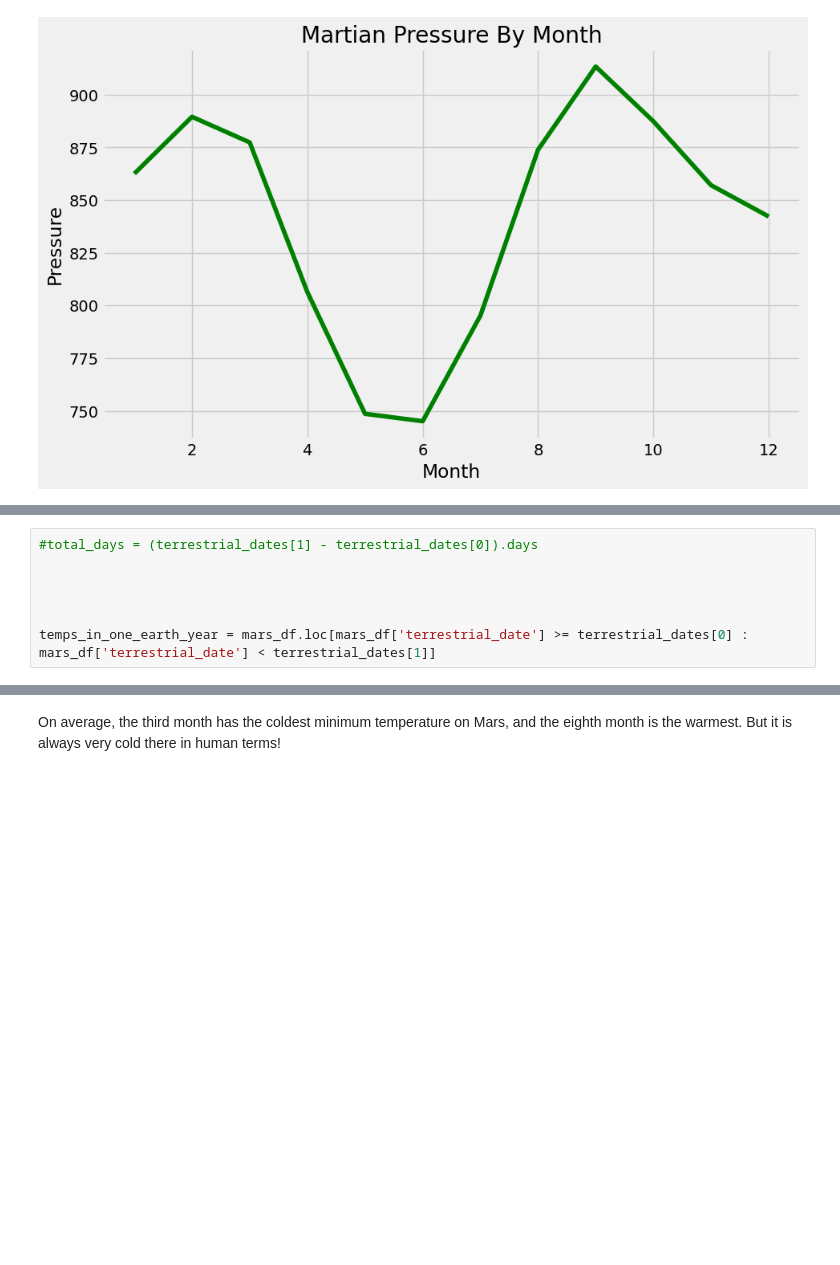
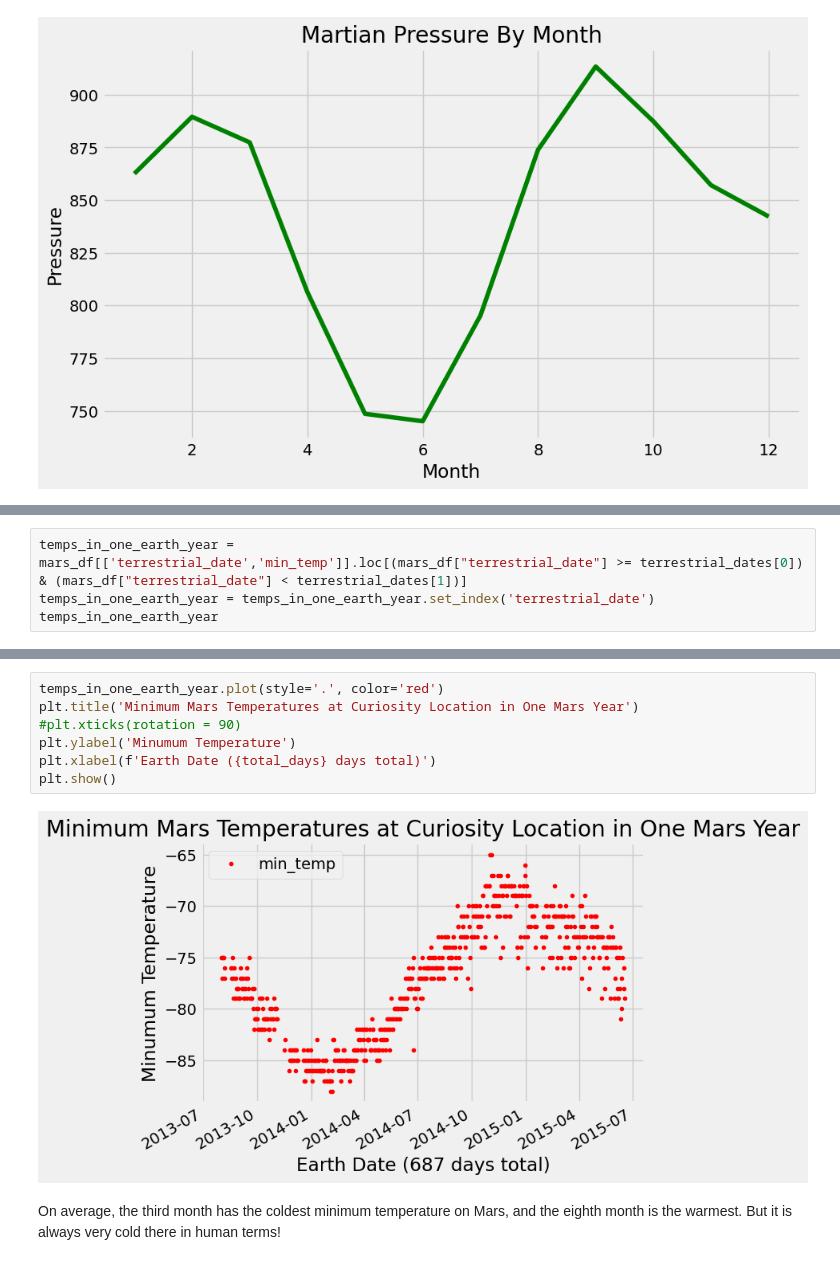
Before and after one commit to equitymarkets/web-scraping-challenge, a Jupyter notebook: Challenge/part_2_mars_weather.ipynb, the cells around one changed output, grey strips where cells are left out. Drawn from its saved outputs; the diff is of its cells as text; blank space fills up the shorter version.

Commit message:
last graph

```diff
--- a/Challenge/part_2_mars_weather.ipynb
+++ b/Challenge/part_2_mars_weather.ipynb
@@ -235,10 +241,7 @@ print(f"There are approximately {total_days} terrestrial days in one Mars year."
 # %% [output]
 There are approximately 687 terrestrial days in one Mars year.
 # %%
-#total_days = (terrestrial_dates[1] - terrestrial_dates[0]).days
-
-
-
-
-temps_in_one_earth_year = mars_df.loc[mars_df['terrestrial_date'] >= terrestrial_dates[0] :  mars_df['terrestrial_date'] < terrestrial_dates[1]]
+temps_in_one_earth_year = mars_df[['terrestrial_date','min_temp']].loc[(mars_df["terrestrial_date"] >= terrestrial_dates[0]) & (mars_df["terrestrial_date"] < terrestrial_dates[1])]
+temps_in_one_earth_year = temps_in_one_earth_year.set_index('terrestrial_date')
+temps_in_one_earth_year
 # %% [output]
@@ -249,3 +262,12 @@ InvalidIndexError: 0       False
+# %%
+temps_in_one_earth_year.plot(style='.', color='red')
+plt.title('Minimum Mars Temperatures at Curiosity Location in One Mars Year')
+#plt.xticks(rotation = 90)
+plt.ylabel('Minumum Temperature')
+plt.xlabel(f'Earth Date ({total_days} days total)')
+plt.show()
+# %% [output]
+[figure, added]
 # %% [markdown]
 On average, the third month has the coldest minimum temperature on Mars, and the eighth month is the warmest. But it is always very cold there in human terms!
 # %% [markdown]
```
Also changed, not shown: parts of 4 cells of this notebook.
